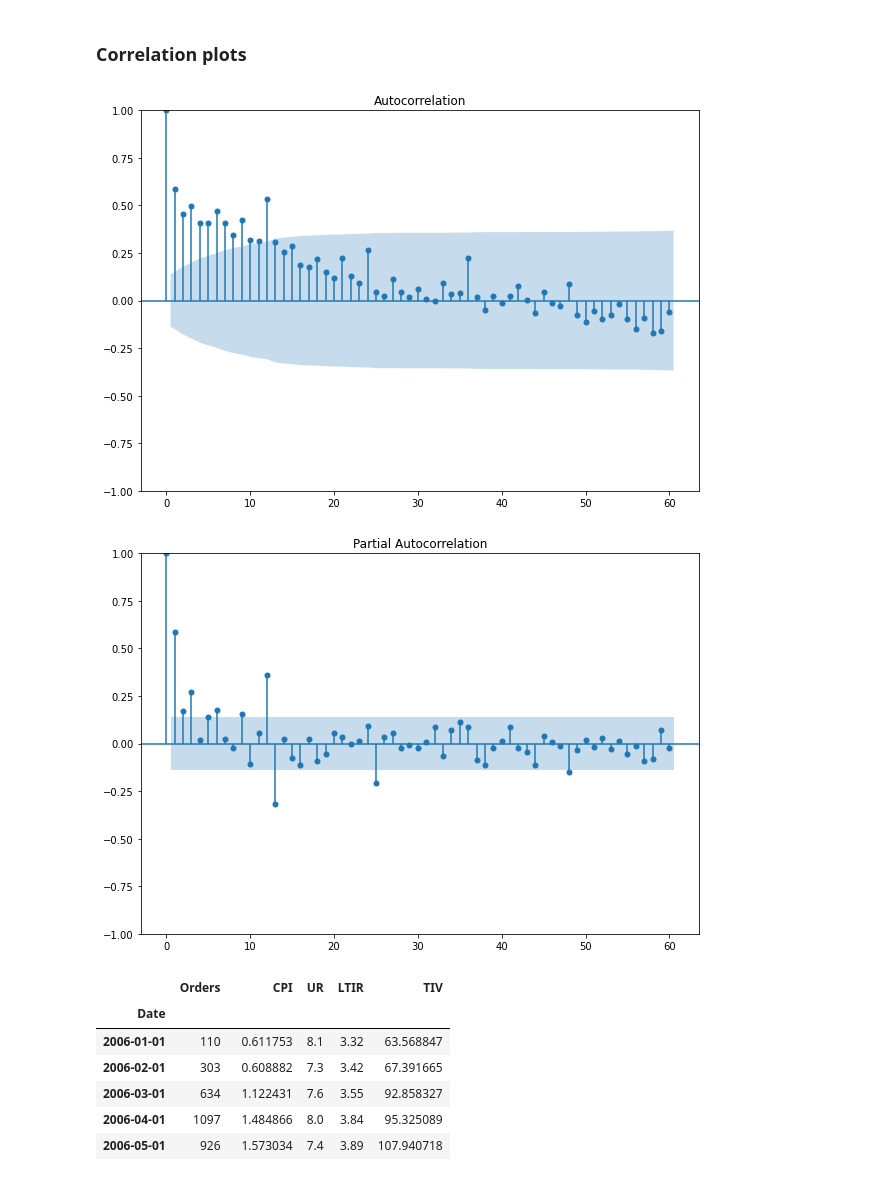
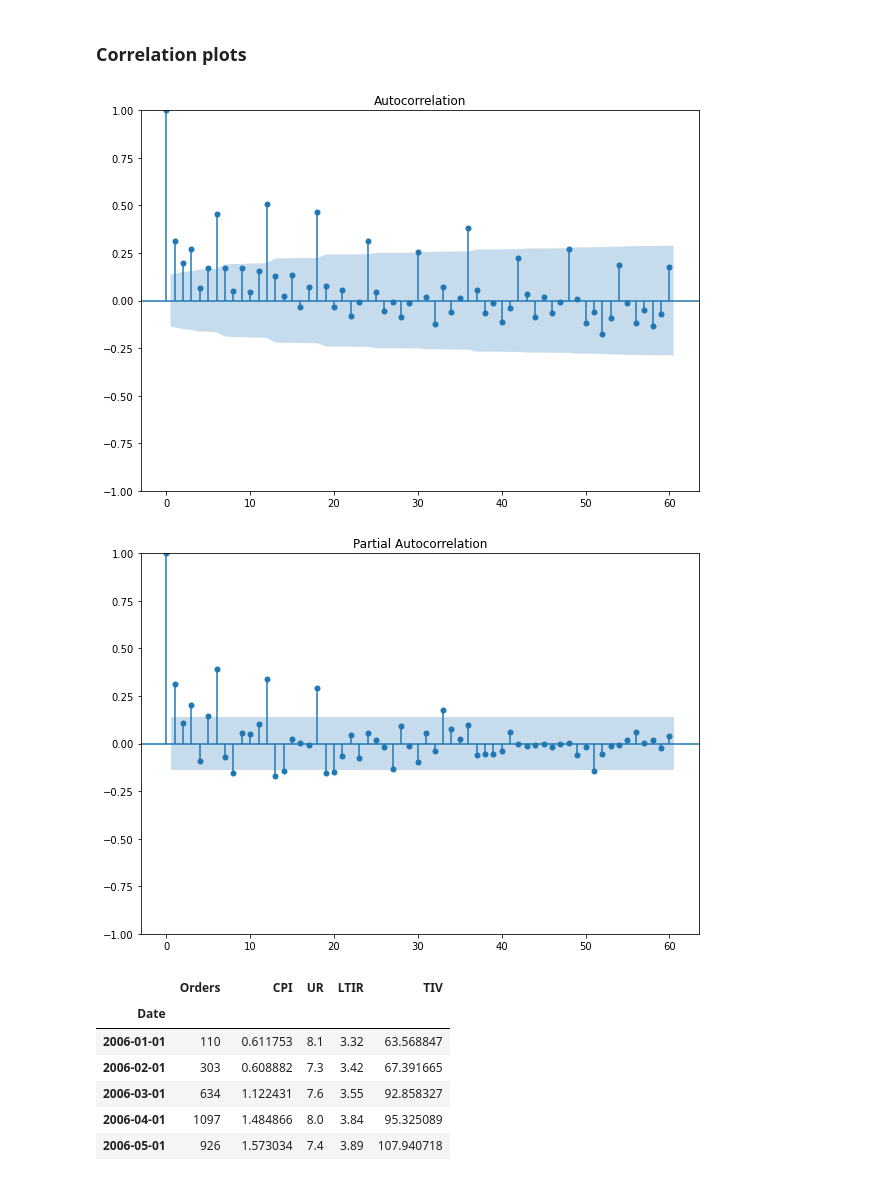
Before and after one commit to martinel-UAS/projects, a Jupyter notebook: 5. Master_thesis/1.Data_exploration.ipynb, the cells around one changed output. Saved outputs shown, nothing was run; the diff lists cells and outputs as text; code cells hidden in the pictures.

```diff
--- a/5. Master_thesis/1.Data_exploration.ipynb
+++ b/5. Master_thesis/1.Data_exploration.ipynb
@@ -29,8 +29,11 @@ import plotly.io as pio
 # To render plotly into GitHub
 pio.renderers.default = "svg"
 # %%
-# Select country in analysys ('FIN', 'DEN', 'NOR', 'SWE')
+# Select country in analysis ('FIN', 'DEN', 'NOR', 'SWE')
 country = 'SWE'
+
+# Dependant variable
+dep_var = 'TIV'
 # %% [markdown]
 ### Load data
 # %%
@@ -72,8 +75,6 @@ df.describe()
 | 50% | 804.500000 | 1.482136 | 7.700000 | 1.590000 | 88.339246 |
 | 75% | 992.000000 | 2.123759 | 8.200000 | 3.185000 | 101.288087 |
 | max | 1739.000000 | 11.464530 | 9.500000 | 4.450000 | 223.974669 |
-# %%
-dep_var = 'Orders'  # Dependant variable
 # %% [markdown]
 ### Plot data
 # %%
@@ -143,27 +139,0 @@ It is observed that there is an annual seasonality, with higher (median) demand
-# %%
-#Generate a widget
-widget = widgets.IntRangeSlider(value=[2006, 2022], min=2006, max=2022, step=1, description='Time Period:',
-        disabled=False, continuous_update=True, orientation='horizontal', readout=True, readout_format='d')
-widget
-
-#Prepare Data
-years = widget.value
-years = list(range(years[0],years[1]+1))
-df['Year'] = df.index.year
-df['Month_'] = [d.strftime('%b') for d in df.index]
-
-#Draw Plot
-fig = go.Figure()
-for i,y in enumerate(years):
-    if i<len(years):
-        fig.add_trace(go.Scatter(
-            x=df[df['Year']==years[i]].Month_.tolist(),
-            y=df[df['Year']==years[i]].Orders.round(2).tolist(),
-            name=str(years[i])))
-fig.update_layout(height=550, width=1200, title=go.layout.Title(text="Seasonal Trend of Monthly Orders in " + country),
- xaxis=go.layout.XAxis(title=go.layout.xaxis.Title(text='Month')),
- yaxis=go.layout.YAxis(title=go.layout.yaxis.Title(text='Cars')))
-
-fig.show()
-
-df.drop(['Month_', 'Year'], axis=1, inplace=True)
@@ -190,14 +162,14 @@ We will also include the rolling standard deviation to see how much the data var
 # Determine rolling statistics
 # Wwindow size 12 denotes 12 months, giving rolling mean at yearly level
 window_size = 12
-df["rolling_avg"] = df['Orders'].rolling(window=window_size).mean()
-df["rolling_std"] = df['Orders'].rolling(window=window_size).std()
+df["rolling_avg"] = df[dep_var].rolling(window=window_size).mean()
+df["rolling_std"] = df[dep_var].rolling(window=window_size).std()
 
 title = 'Rolling Mean & Standard Deviation - ' + country
 
 fig= go.Figure()
 
-fig.add_trace(go.Scatter(dict(x=df.index, y=df['Orders'], mode='lines', name= 'Original')))
+fig.add_trace(go.Scatter(dict(x=df.index, y=df[dep_var], mode='lines', name= 'Original')))
 fig.add_trace(go.Scatter(dict(x=df.index, y=df['rolling_avg'], mode='lines', name= 'Rolling Mean')))
 fig.add_trace(go.Scatter(dict(x=df.index, y=df['rolling_std'], mode='lines', name= 'Rolling Std')))
 
@@ -315,15 +287,15 @@ dtype: float64
 # %%
 # Autocorrelation plot
 fig, ax = plt.subplots(figsize=(10, 7))
-plot_acf(df['Orders'], ax=ax, lags=60)
+plot_acf(df[dep_var], ax=ax, lags=60)
 
 # Partial autocorrelation plot
 fig, ax = plt.subplots(figsize=(10, 7))
-plot_pacf(df['Orders'], ax=ax, lags=60, method='ywm')
+plot_pacf(df[dep_var], ax=ax, lags=60, method='ywm')
 plt.show()
 # %% [output]
-[figure, old version]
+[figure, new version]
-[figure, old version]
+[figure, new version]
 # %%
 df.drop('Month', axis=1, inplace=True)
 # %%
```
Also changed, not shown: parts of 40 cells of this notebook, 9 other files.
